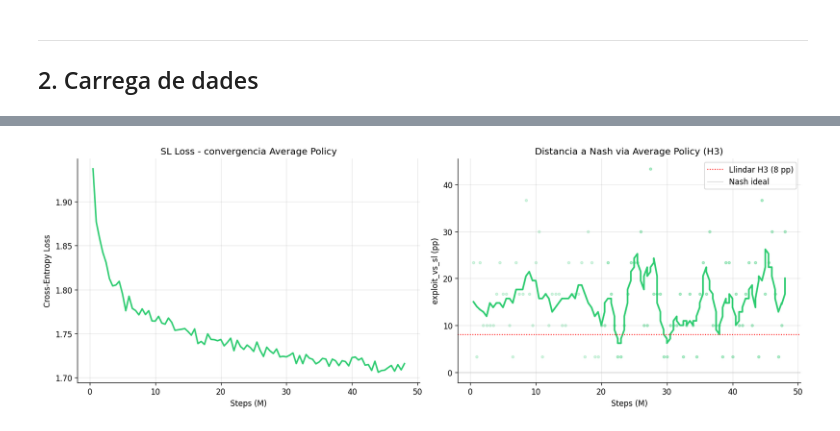
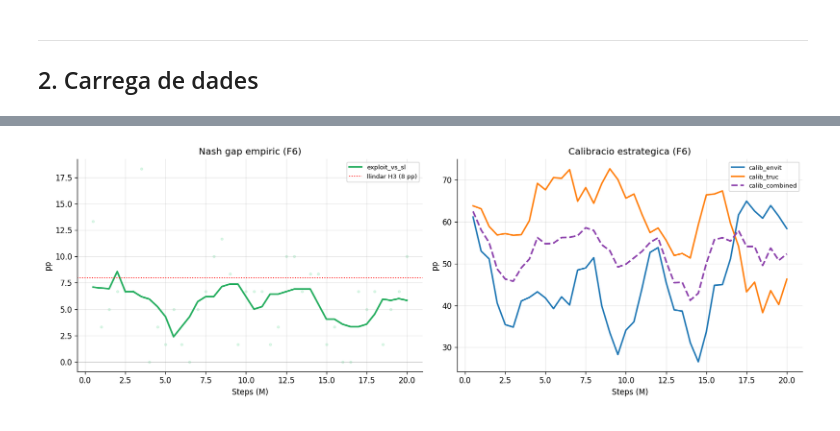
Before and after one commit to JoFeF08/TFG_Doc, a Jupyter notebook: notebooks/6_nfsp/comparacio_fase6.ipynb, the cells around one changed output, grey strips where cells are left out. Cells and saved outputs as stored; diff of their text form; code cells hidden in the pictures.

```diff
--- a/notebooks/6_nfsp/comparacio_fase6.ipynb
+++ b/notebooks/6_nfsp/comparacio_fase6.ipynb
@@ -120,0 +121,16 @@ for key, info in RUNS.items():
+# %%
+cols_clau = [
+    'step', 'metric', 'metric_robust', 'std_pool',
+    'exploit_vs_sl', 'nash_valid', 'calib_envit', 'calib_truc', 'calib_combined',
+]
+
+for key, df in dades.items():
+    print(f"\n=== {key} ===")
+    info_rows = []
+    n = len(df)
+    for c in cols_clau:
+        present = c in df.columns
+        nn = int(df[c].notna().sum()) if present else 0
+        pct = (100.0 * nn / n) if (present and n > 0) else 0.0
+        info_rows.append({'columna': c, 'present': present, 'non_null': nn, 'pct_non_null': round(pct, 1)})
+    display(pd.DataFrame(info_rows))
@@ -162,23 +333,49 @@ plt.tight_layout(); plt.show()
 # %%
-if 'f6_nfsp' in dades:
-    df6 = dades['f6_nfsp']; col = RUNS['f6_nfsp']['color']
-    fig, axes = plt.subplots(1, 2, figsize=(14, 5))
+df6 = dades['f6_nfsp']
 
-    df_sl = df6.dropna(subset=['sl_loss'])
-    axes[0].plot(df_sl['step'] / 1e6, df_sl['sl_loss'], color=col, linewidth=2)
-    axes[0].set_xlabel('Steps (M)'); axes[0].set_ylabel('Cross-Entropy Loss')
-    axes[0].set_title('SL Loss - convergencia Average Policy')
+fig, axes = plt.subplots(1, 2, figsize=(14, 4.8))
 
-    df_ex = df6.dropna(subset=['exploit_vs_sl'])
-    s_ex = df_ex['step'] / 1e6
-    axes[1].scatter(s_ex, df_ex['exploit_vs_sl'], color=col, alpha=0.2, s=10)
-    axes[1].plot(s_ex, suavitzar(df_ex['exploit_vs_sl'].reset_index(drop=True), WINDOW),
-                 color=col, linewidth=2.2)
-    axes[1].axhline(8, color='red', linestyle=':', linewidth=1.2, label='Llindar H3 (8 pp)')
-    axes[1].axhline(0, color='gray', linestyle='-', linewidth=0.6, alpha=0.4, label='Nash ideal')
-    axes[1].set_xlabel('Steps (M)'); axes[1].set_ylabel('exploit_vs_sl (pp)')
-    axes[1].set_title('Distancia a Nash via Average Policy (H3)'); axes[1].legend()
-    plt.tight_layout(); plt.show()
+d_exp = df6.dropna(subset=['exploit_vs_sl'])
+if len(d_exp):
+    x = d_exp['step'] / 1e6
+    axes[0].scatter(x, d_exp['exploit_vs_sl'], color='#2ecc71', alpha=0.15, s=9)
+    axes[0].plot(x, suavitzar(d_exp['exploit_vs_sl'], 7), color='#27ae60', linewidth=2.2, label='exploit_vs_sl')
+axes[0].axhline(8, color='red', linestyle=':', linewidth=1.2, label='llindar H3 (8 pp)')
+axes[0].axhline(0, color='gray', linestyle='-', linewidth=0.8, alpha=0.4)
+axes[0].set_title('Nash gap empiric (F6)')
+axes[0].set_xlabel('Steps (M)')
+axes[0].set_ylabel('pp')
+axes[0].legend(fontsize=8)
+axes[0].grid(alpha=0.3)
+
+if 'calib_envit' in df6.columns and 'calib_truc' in df6.columns:
+    d_cal = df6.dropna(subset=['calib_envit', 'calib_truc'])
+    x = d_cal['step'] / 1e6
+    axes[1].plot(x, suavitzar(d_cal['calib_envit'], 5), color='#1f77b4', linewidth=2.0, label='calib_envit')
+    axes[1].plot(x, suavitzar(d_cal['calib_truc'], 5), color='#ff7f0e', linewidth=2.0, label='calib_truc')
+    axes[1].plot(x, suavitzar((d_cal['calib_envit'] + d_cal['calib_truc'])/2, 5), color='#8e44ad', linewidth=2.2, linestyle='--', label='calib_combined')
+axes[1].set_title('Calibracio estrategica (F6)')
+axes[1].set_xlabel('Steps (M)')
+axes[1].set_ylabel('pp')
+axes[1].legend(fontsize=8)
+axes[1].grid(alpha=0.3)
+
+plt.tight_layout()
+fig_path = OUT_DIR / 'fase6_nash_calibracio.png'
+mem_fig_path = MEM_DIR / 'fase6_nash.pdf'
+plt.savefig(fig_path, dpi=140, bbox_inches='tight')
+plt.savefig(mem_fig_path, bbox_inches='tight')
+print(f'Figura guardada a: {fig_path}')
+print(f'Figura guardada a: {mem_fig_path}')
+plt.show()
+
+best_nv = fila_best(df6, 'exploit_vs_sl', minim=True, filtre=(df6['nash_valid'] == 1))
+best_cal = fila_best(df6, 'calib_combined', minim=False)
+print('PUNTS CLAU F6')
+if best_nv is not None:
+    print(f"  best_nash_valid: step={int(best_nv['step']):,} | exploit_vs_sl={float(best_nv['exploit_vs_sl']):.2f} pp | metric={float(best_nv['metric']):.2f}%")
 else:
-    print('F6 pendent.')
+    print('  best_nash_valid: no disponible')
+if best_cal is not None:
+    print(f"  best_calibracio: step={int(best_cal['step']):,} | calib_combined={float(best_cal['calib_combined']):.2f} pp")
 # %% [output]
@@ -185 +384 @@ else:
-[figure, old version]
+[figure, new version]
```
Also changed, not shown: parts of 39 cells of this notebook, 5 other files.
